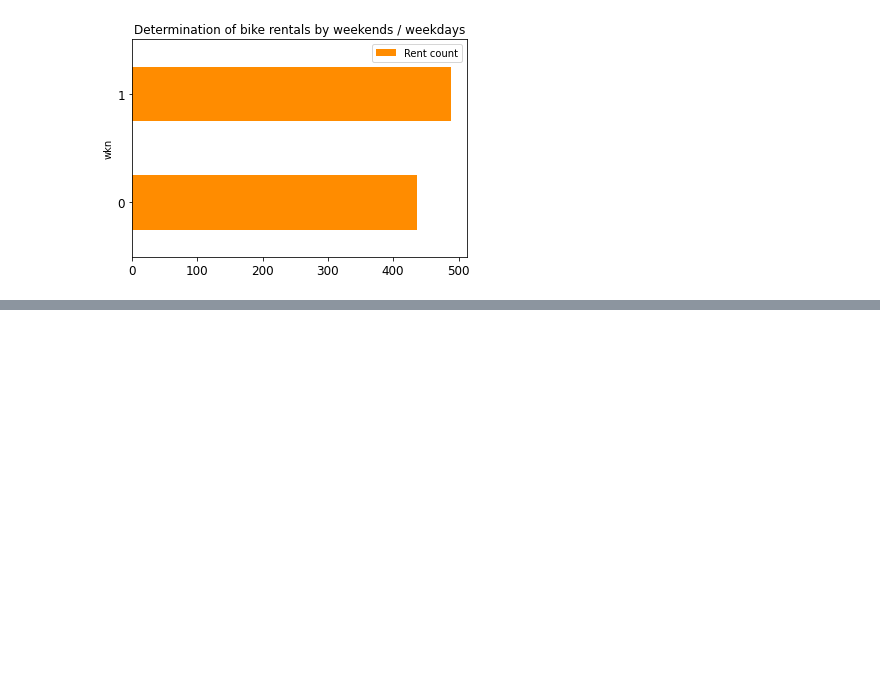
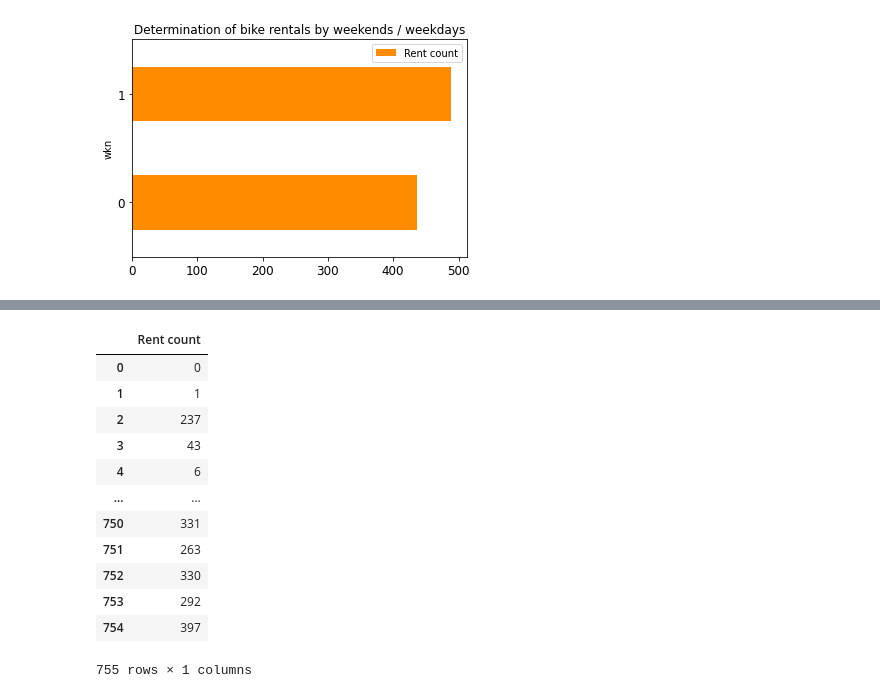
Before and after one commit to tompoles/Portfolio, a Jupyter notebook: Edinbourgh_bikes_engeto_project.ipynb, the cells around one changed output, grey strips where cells are left out. Cells and saved outputs as stored; diff of their text form; code cells hidden in the pictures; blank space fills up the shorter version.

```diff
--- a/Edinbourgh_bikes_engeto_project.ipynb
+++ b/Edinbourgh_bikes_engeto_project.ipynb
@@ -615,0 +683,16 @@ wkn_df
+# %%
+train
+# %% [output]
+|  | Rent count |
+| 0 | 0 |
+| 1 | 1 |
+| 2 | 237 |
+| 3 | 43 |
+| 4 | 6 |
+| ... | ... |
+| 750 | 331 |
+| 751 | 263 |
+| 752 | 330 |
+| 753 | 292 |
+| 754 | 397 |
+755 rows × 1 columns
```
Also changed, not shown: parts of 20 cells of this notebook.
